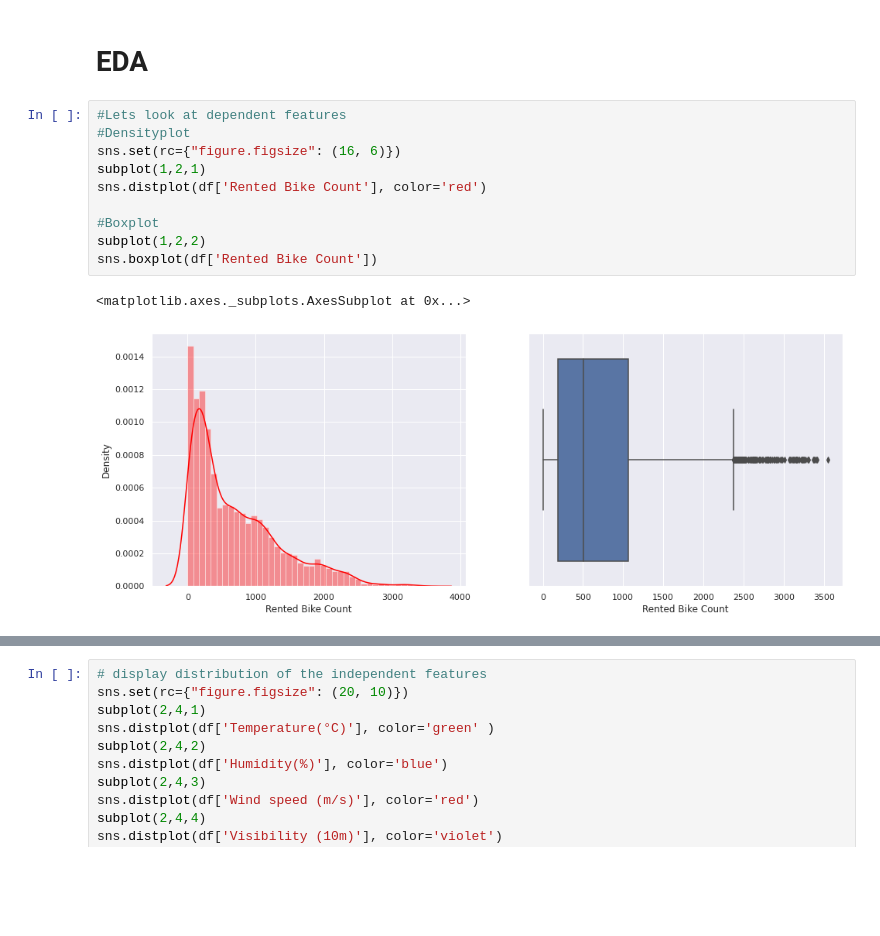
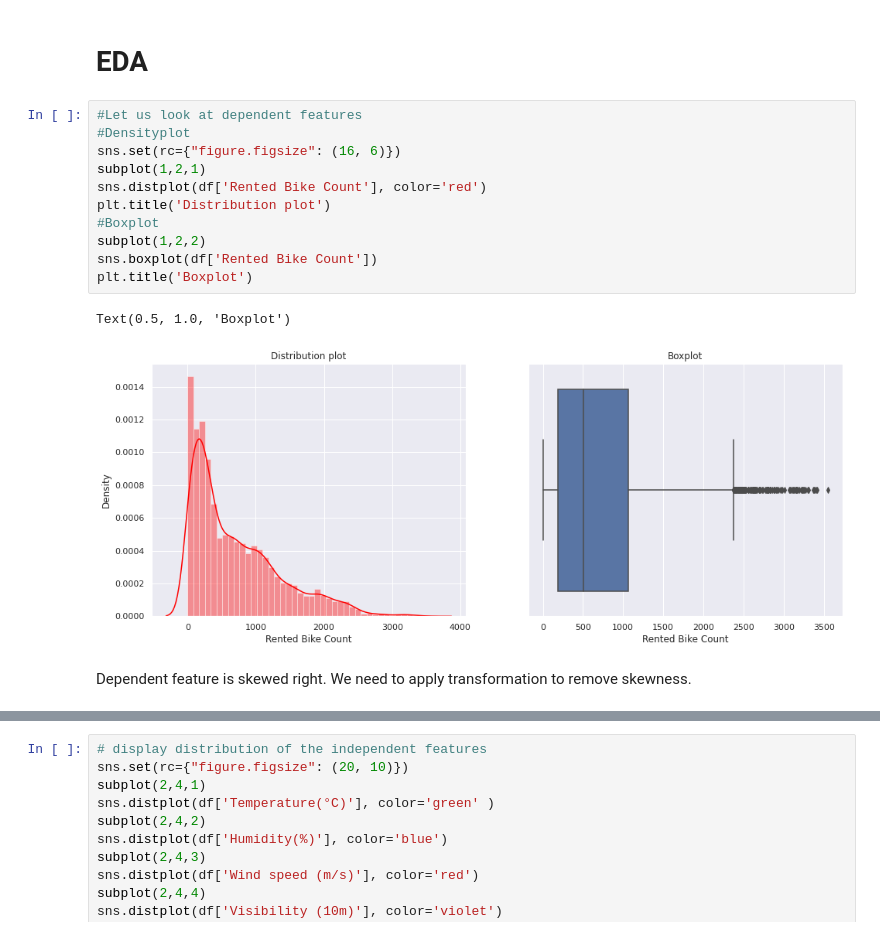
Before and after one commit to handetushar/Bike-Sharing-Demand-Prediction, a Jupyter notebook: Bike_Sharing_Demand_Prediction_Capstone_Project.ipynb, the cells around one changed output, grey strips where cells are left out. Drawn from its saved outputs; the diff is of its cells as text; blank space fills up the shorter version.

```diff
--- a/Bike_Sharing_Demand_Prediction_Capstone_Project.ipynb
+++ b/Bike_Sharing_Demand_Prediction_Capstone_Project.ipynb
@@ -116,15 +116,18 @@ df.describe()
 # %% [markdown]
 # EDA
 # %%
-#Lets look at dependent features
+#Let us look at dependent features
 #Densityplot
 sns.set(rc={"figure.figsize": (16, 6)})
 subplot(1,2,1)
 sns.distplot(df['Rented Bike Count'], color='red')
-
+plt.title('Distribution plot')
 #Boxplot
 subplot(1,2,2)
 sns.boxplot(df['Rented Bike Count'])
+plt.title('Boxplot')
 # %% [output]
-<matplotlib.axes._subplots.AxesSubplot at 0x...>
+Text(0.5, 1.0, 'Boxplot')
-[figure, old version]
+[figure, new version]
+# %% [markdown]
+Dependent feature is skewed right. We need to apply transformation to remove skewness.
```
Also changed, not shown: parts of 73 cells of this notebook.
